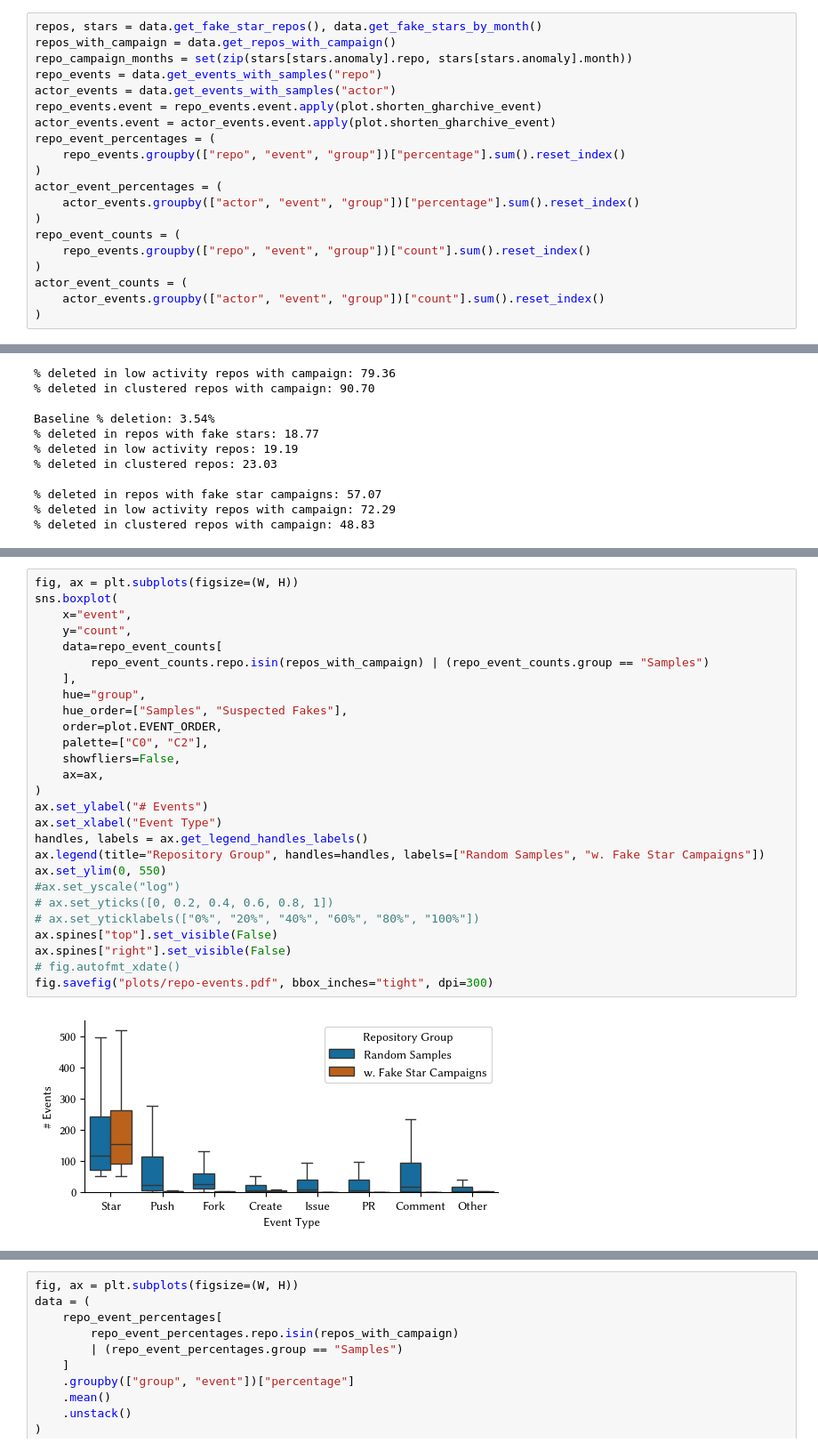
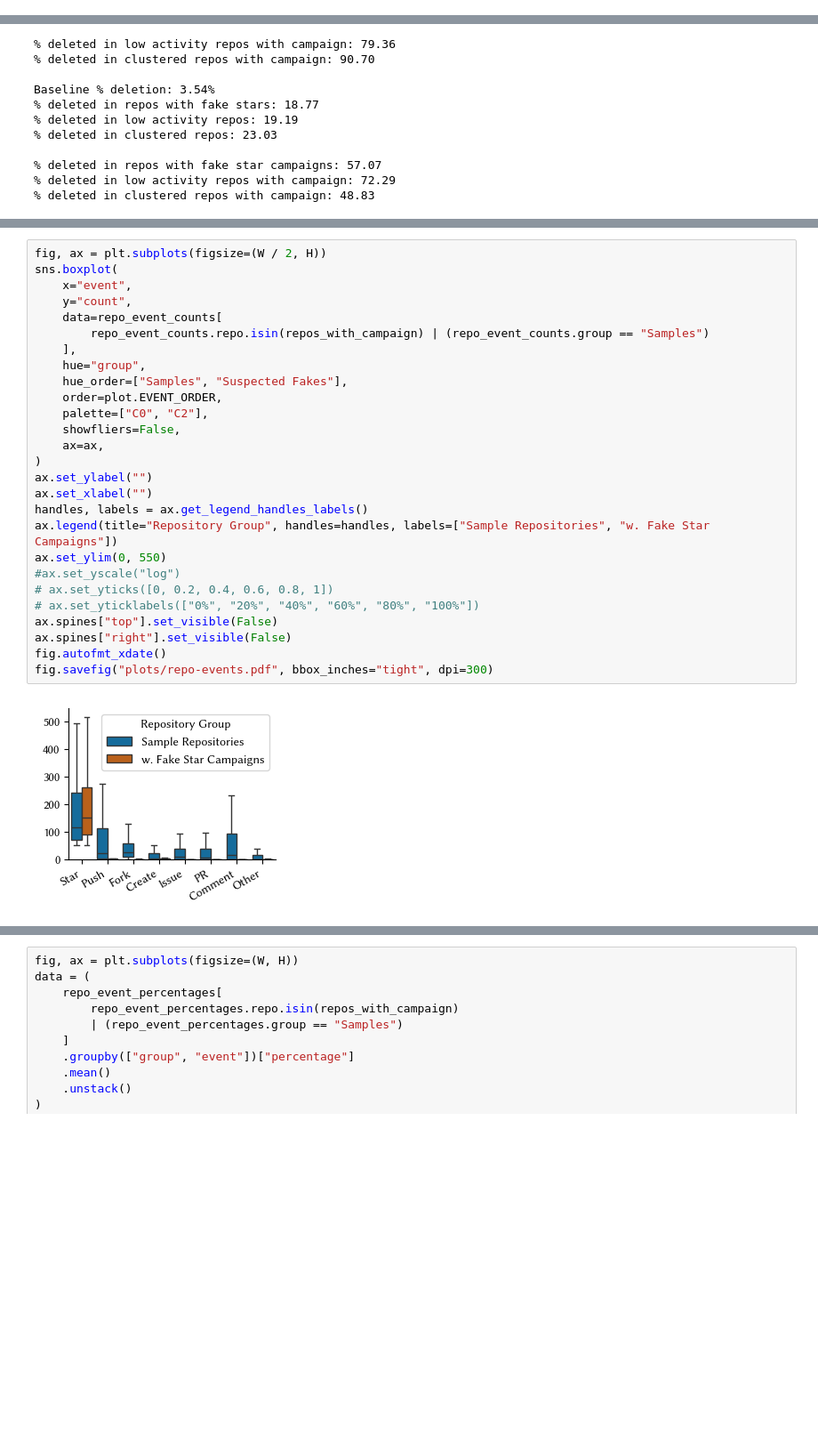
Before and after one commit to hehao98/StarScout, a Jupyter notebook: evaluation.ipynb, the cells around one changed output, grey strips where cells are left out. Shown at 89% size. Drawn from its saved outputs; the diff is of its cells as text; blank space fills up the shorter version.

```diff
--- a/evaluation.ipynb
+++ b/evaluation.ipynb
@@ -15,23 +18,3 @@ from sklearn.manifold import TSNE
 plot.init_matplotlib()
 
 W, H = 6, 2.5
-# %%
-repos, stars = data.get_fake_star_repos(), data.get_fake_stars_by_month()
-repos_with_campaign = data.get_repos_with_campaign()
-repo_campaign_months = set(zip(stars[stars.anomaly].repo, stars[stars.anomaly].month))
-repo_events = data.get_events_with_samples("repo")
-actor_events = data.get_events_with_samples("actor")
-repo_events.event = repo_events.event.apply(plot.shorten_gharchive_event)
-actor_events.event = actor_events.event.apply(plot.shorten_gharchive_event)
-repo_event_percentages = (
-    repo_events.groupby(["repo", "event", "group"])["percentage"].sum().reset_index()
-)
-actor_event_percentages = (
-    actor_events.groupby(["actor", "event", "group"])["percentage"].sum().reset_index()
-)
-repo_event_counts = (
-    repo_events.groupby(["repo", "event", "group"])["count"].sum().reset_index()
-)
-actor_event_counts = (
-    actor_events.groupby(["actor", "event", "group"])["count"].sum().reset_index()
-)
@@ -228,30 +151,30 @@ repo_event_counts[repo_event_counts.group == "Samples"].groupby("event")["count"
 # %%
-fig, ax = plt.subplots(figsize=(W, H))
+fig, ax = plt.subplots(figsize=(W / 2, H))
 sns.boxplot(
     x="event",
     y="count",
     data=repo_event_counts[
         repo_event_counts.repo.isin(repos_with_campaign) | (repo_event_counts.group == "Samples")
     ],
     hue="group",
     hue_order=["Samples", "Suspected Fakes"],
     order=plot.EVENT_ORDER,
     palette=["C0", "C2"],
     showfliers=False,
     ax=ax,
 )
-ax.set_ylabel("# Events")
-ax.set_xlabel("Event Type")
+ax.set_ylabel("")
+ax.set_xlabel("")
 handles, labels = ax.get_legend_handles_labels()
-ax.legend(title="Repository Group", handles=handles, labels=["Random Samples", "w. Fake Star Campaigns"])
+ax.legend(title="Repository Group", handles=handles, labels=["Sample Repositories", "w. Fake Star Campaigns"])
 ax.set_ylim(0, 550)
 #ax.set_yscale("log")
 # ax.set_yticks([0, 0.2, 0.4, 0.6, 0.8, 1])
 # ax.set_yticklabels(["0%", "20%", "40%", "60%", "80%", "100%"])
 ax.spines["top"].set_visible(False)
 ax.spines["right"].set_visible(False)
-# fig.autofmt_xdate()
+fig.autofmt_xdate()
 fig.savefig("plots/repo-events.pdf", bbox_inches="tight", dpi=300)
 # %% [output]
-[figure, old version]
+[figure, new version]
 # %%
```
Also changed, not shown: parts of 16 cells of this notebook, 4 other files.
